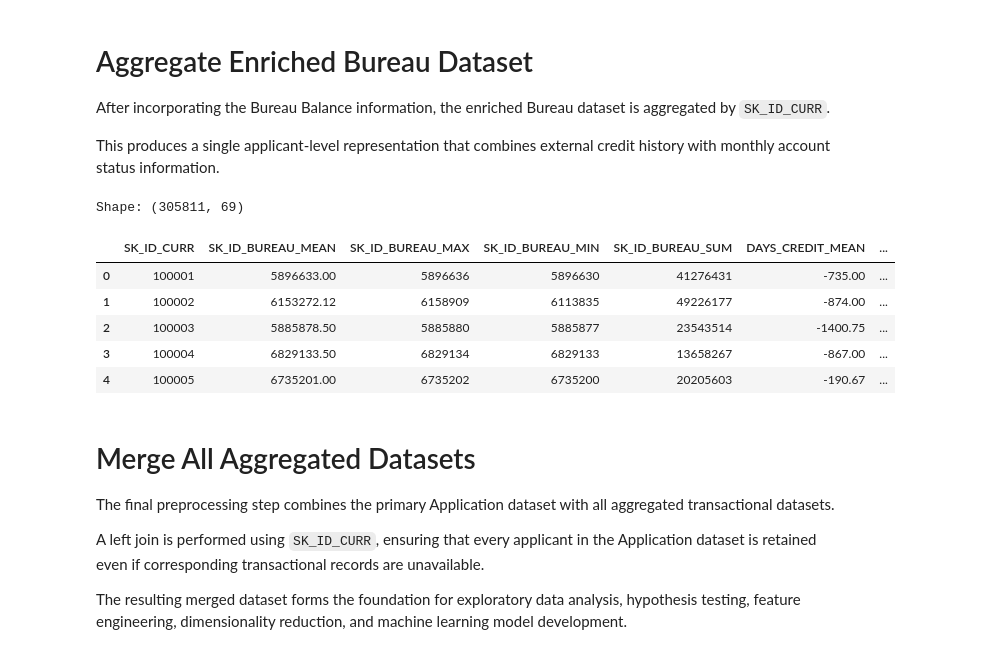
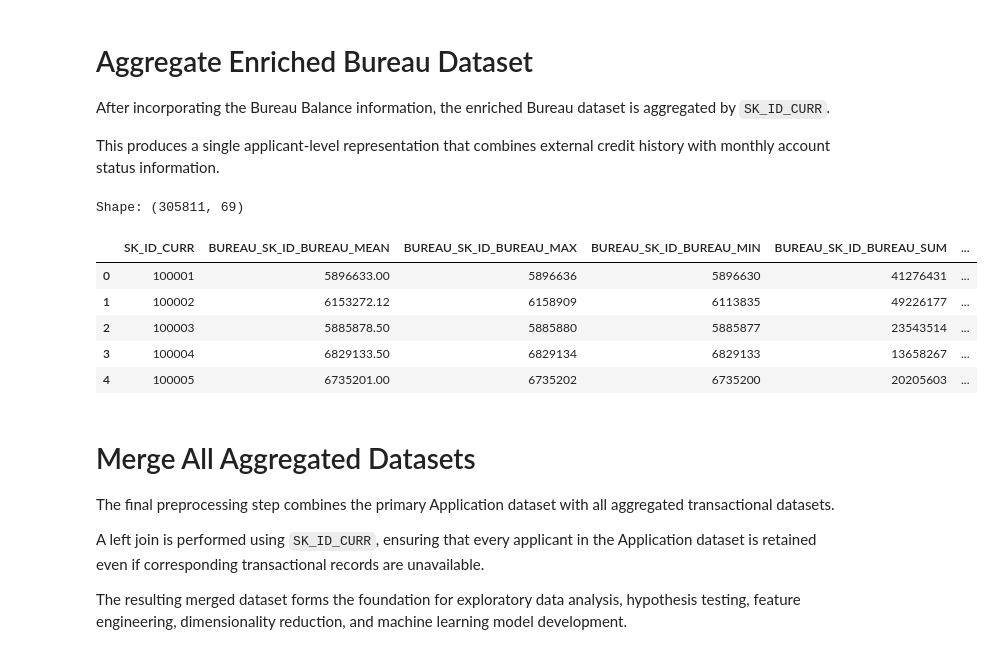
Before and after one commit to ahamril2265/Risk_Detection, a Jupyter notebook: notebooks/02_Data_Preprocessing.ipynb, the cells around one changed output. Cells and saved outputs as stored; diff of their text form; code cells hidden in the pictures.

```diff
--- a/notebooks/02_Data_Preprocessing.ipynb
+++ b/notebooks/02_Data_Preprocessing.ipynb
@@ -944,18 +944,21 @@ This produces a single applicant-level representation that combines external cre
 # %%
 # ============================================================
 # Aggregate Enriched Bureau Dataset
 # ============================================================
 
-bureau_final_agg = aggregate_dataset(bureau_enriched)
+bureau_final_agg = aggregate_dataset(
+    bureau_enriched,
+    prefix="BUREAU"
+)
 
 print("Shape:", bureau_final_agg.shape)
 
 bureau_final_agg.head()
 # %% [output]
 Shape: (305811, 69)
-|  | SK_ID_CURR | SK_ID_BUREAU_MEAN | SK_ID_BUREAU_MAX | SK_ID_BUREAU_MIN | SK_ID_BUREAU_SUM | DAYS_CREDIT_MEAN | ... |
-| 0 | 100001 | 5896633.00 | 5896636 | 5896630 | 41276431 | -735.00 | ... |
-| 1 | 100002 | 6153272.12 | 6158909 | 6113835 | 49226177 | -874.00 | ... |
-| 2 | 100003 | 5885878.50 | 5885880 | 5885877 | 23543514 | -1400.75 | ... |
-| 3 | 100004 | 6829133.50 | 6829134 | 6829133 | 13658267 | -867.00 | ... |
-| 4 | 100005 | 6735201.00 | 6735202 | 6735200 | 20205603 | -190.67 | ... |
+|  | SK_ID_CURR | BUREAU_SK_ID_BUREAU_MEAN | BUREAU_SK_ID_BUREAU_MAX | BUREAU_SK_ID_BUREAU_MIN | BUREAU_SK_ID_BUREAU_SUM | ... |
+| 0 | 100001 | 5896633.00 | 5896636 | 5896630 | 41276431 | ... |
+| 1 | 100002 | 6153272.12 | 6158909 | 6113835 | 49226177 | ... |
+| 2 | 100003 | 5885878.50 | 5885880 | 5885877 | 23543514 | ... |
+| 3 | 100004 | 6829133.50 | 6829134 | 6829133 | 13658267 | ... |
+| 4 | 100005 | 6735201.00 | 6735202 | 6735200 | 20205603 | ... |
```
Also changed, not shown: parts of 11 cells of this notebook, 1 other file.
